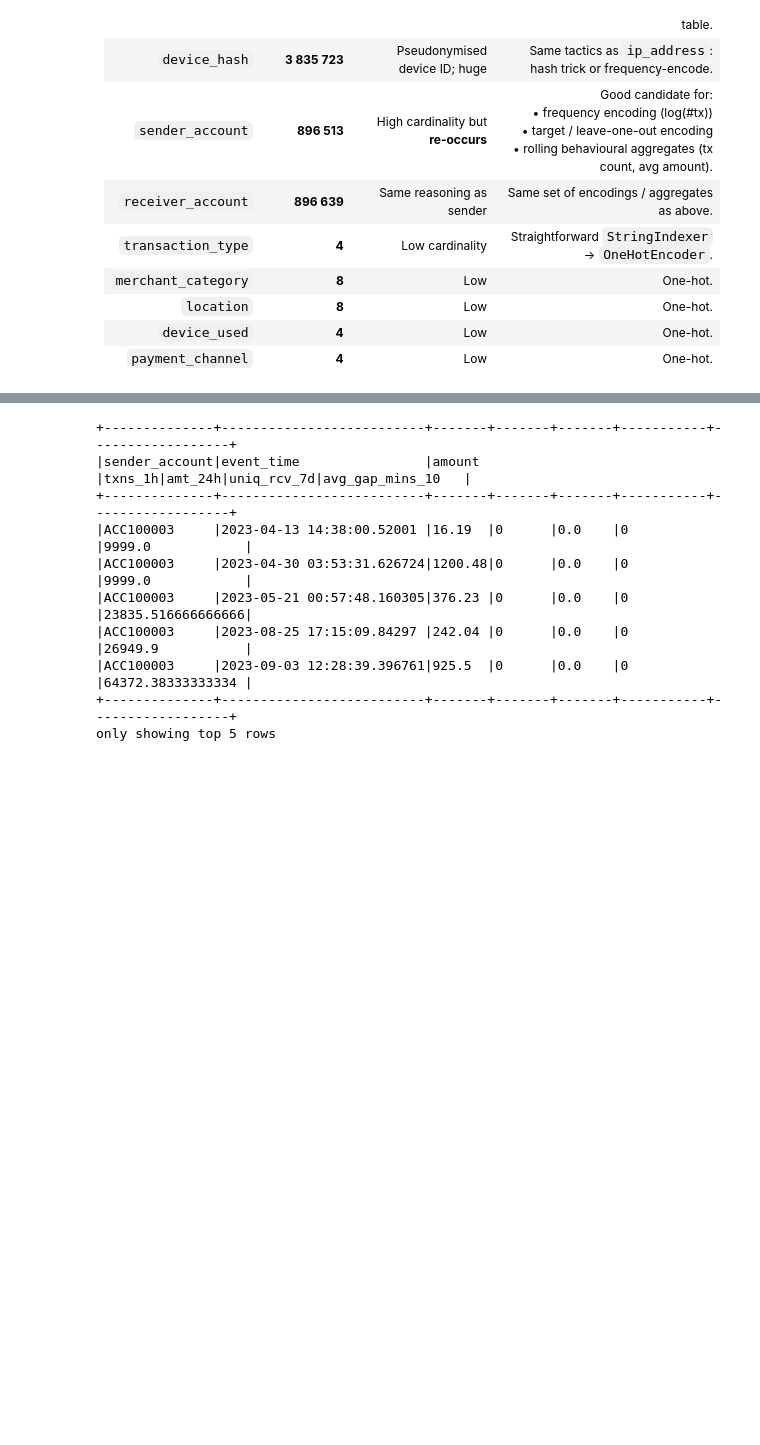
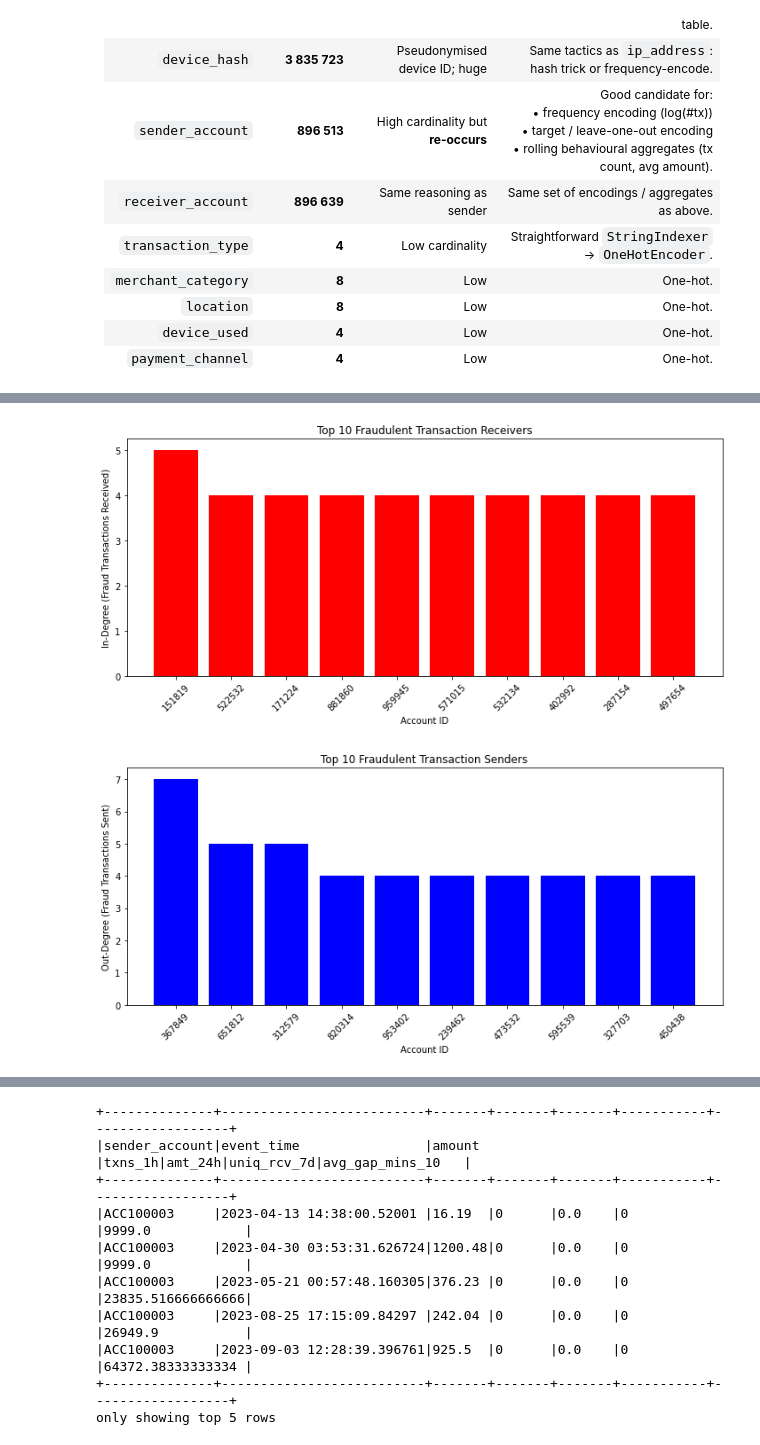
Before and after one commit to jm651120/BDA, a Jupyter notebook: 1_PreProc.ipynb, the cells around one changed output, grey strips where cells are left out. Saved outputs shown, nothing was run; the diff lists cells and outputs as text; code cells hidden in the pictures; blank space fills up the shorter version.

```diff
--- a/1_PreProc.ipynb
+++ b/1_PreProc.ipynb
@@ -340,0 +457,18 @@ Out[17]: [('transaction_id', 5000000),
+# %%
+
+# Filter edges to only fraudulent transactions
+fraud_edges = edges.filter(col("is_fraud") == "yes")
+
+# Create vertices from fraud edges
+fraud_vertices = fraud_edges.select("src").union(fraud_edges.select("dst")).distinct().withColumnRenamed("src", "id")
+
+# Create fraud GraphFrame
+fraud_g = GraphFrame(fraud_vertices, fraud_edges)
+
+# Compute inDegrees (top fraudulent receivers)
+top_fraud_receivers = fraud_g.inDegrees.orderBy("inDegree", ascending=False).limit(10)
+top_fraud_receivers.show()
+
+# Compute outDegrees (top fraudulent senders)
+top_fraud_senders = fraud_g.outDegrees.orderBy("outDegree", ascending=False).limit(10)
+top_fraud_senders.show()
@@ -340,0 +493,34 @@ Out[17]: [('transaction_id', 5000000),
+# %%
+
+# Collect data to Pandas DataFrames for plotting
+top_fraud_receivers_pd = top_fraud_receivers.toPandas()
+top_fraud_senders_pd = top_fraud_senders.toPandas()
+
+# Plot Fraudulent Receivers
+if not top_fraud_receivers_pd.empty:
+    plt.figure(figsize=(10, 5))
+    plt.bar(top_fraud_receivers_pd['id'].astype(str), top_fraud_receivers_pd['inDegree'], color='red')
+    plt.title("Top 10 Fraudulent Transaction Receivers")
+    plt.xlabel("Account ID")
+    plt.ylabel("In-Degree (Fraud Transactions Received)")
+    plt.xticks(rotation=45)
+    plt.tight_layout()
+    plt.show()
+else:
+    print("No data to plot for fraudulent receivers.")
+
+# Plot Fraudulent Senders
+if not top_fraud_senders_pd.empty:
+    plt.figure(figsize=(10, 5))
+    plt.bar(top_fraud_senders_pd['id'].astype(str), top_fraud_senders_pd['outDegree'], color='blue')
+    plt.title("Top 10 Fraudulent Transaction Senders")
+    plt.xlabel("Account ID")
+    plt.ylabel("Out-Degree (Fraud Transactions Sent)")
+    plt.xticks(rotation=45)
+    plt.tight_layout()
+    plt.show()
+else:
+    print("No data to plot for fraudulent senders.")
+# %% [output]
+[figure, added]
+[figure, added]
```
Also changed, not shown: parts of 52 cells of this notebook.
